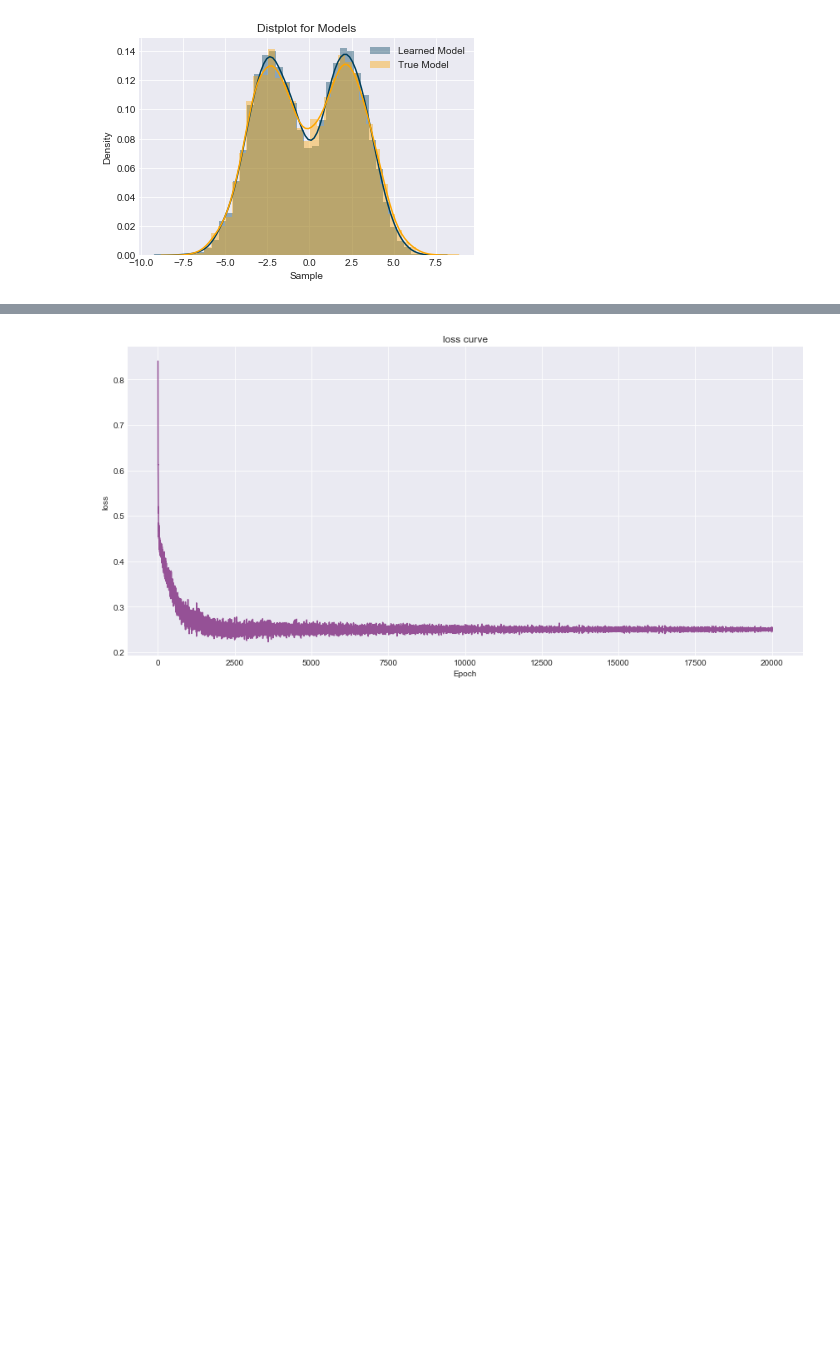
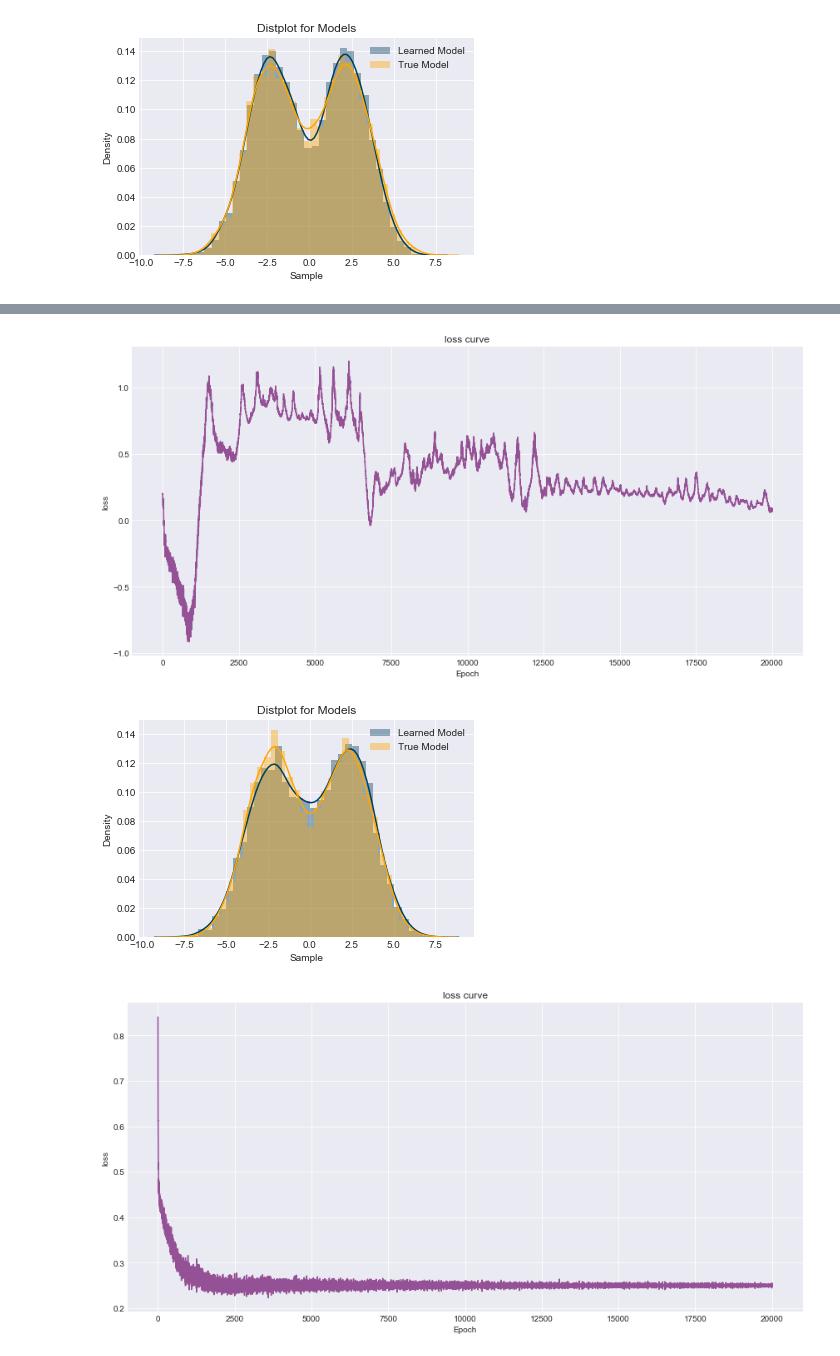
Before and after one commit to nextBillyonair/DPM, a Jupyter notebook: Notebooks/GANs/AdversarialLoss.ipynb, the cells around one changed output, grey strips where cells are left out. Saved outputs shown, nothing was run; the diff lists cells and outputs as text; code cells hidden in the pictures; blank space fills up the shorter version.

Commit message:
Add examples of WGAN + GP, WGAN + Spectral Norm

```diff
--- a/Notebooks/GANs/AdversarialLoss.ipynb
+++ b/Notebooks/GANs/AdversarialLoss.ipynb
@@ -57,3 +57,16 @@ plot_models(p_model, q_model); plt.show()
+# %%
+q_model = MixtureModel([Normal([-0.5],[[1.0]]), Normal([0.5],[[1.0]])], [0.5, 0.5])
+p_model = MixtureModel([Normal([2.3], [[2.2]]), Normal([-2.3], [[2.2]])], [0.5, 0.5])
+
+
+stats = train(p_model, q_model, WGANLoss(p_model.n_dims, use_spectral_norm=True), optimizer="RMSprop",
+              epochs=20000, lr=1e-3, batch_size=512)
+
+plot_stats(stats); plt.show()
+plot_models(p_model, q_model); plt.show()
+# %% [output]
+[figure, added]
+[figure, added]
 # %%
 q_model = MixtureModel([Normal([-0.5],[[1.0]]), Normal([0.5],[[1.0]])], [0.5, 0.5])
 p_model = MixtureModel([Normal([2.3], [[2.2]]), Normal([-2.3], [[2.2]])], [0.5, 0.5])
```
Also changed, not shown: parts of 2 cells of this notebook, 1 other file.
